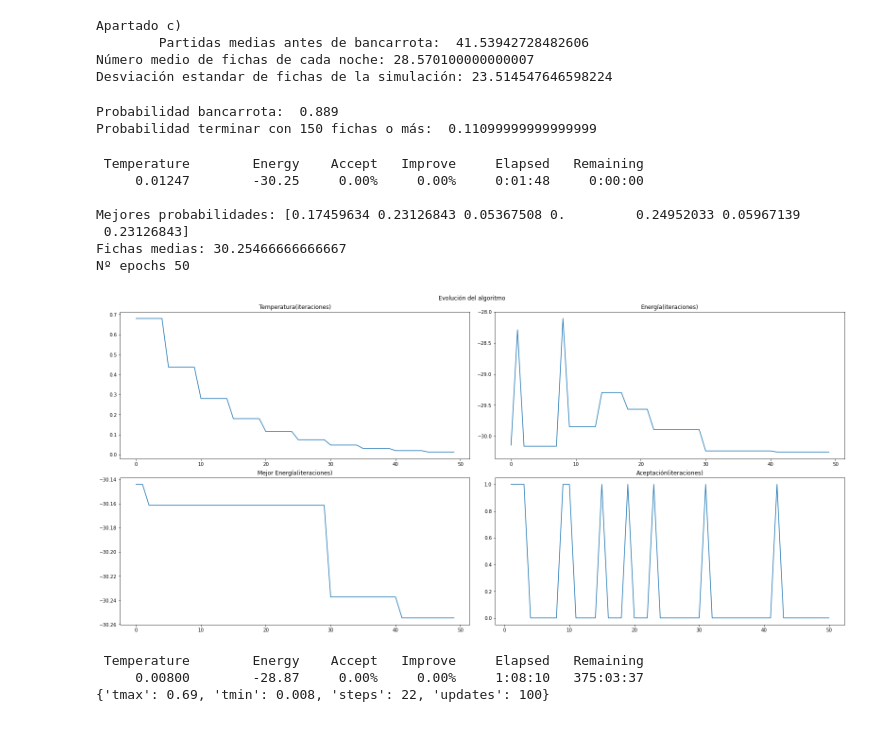
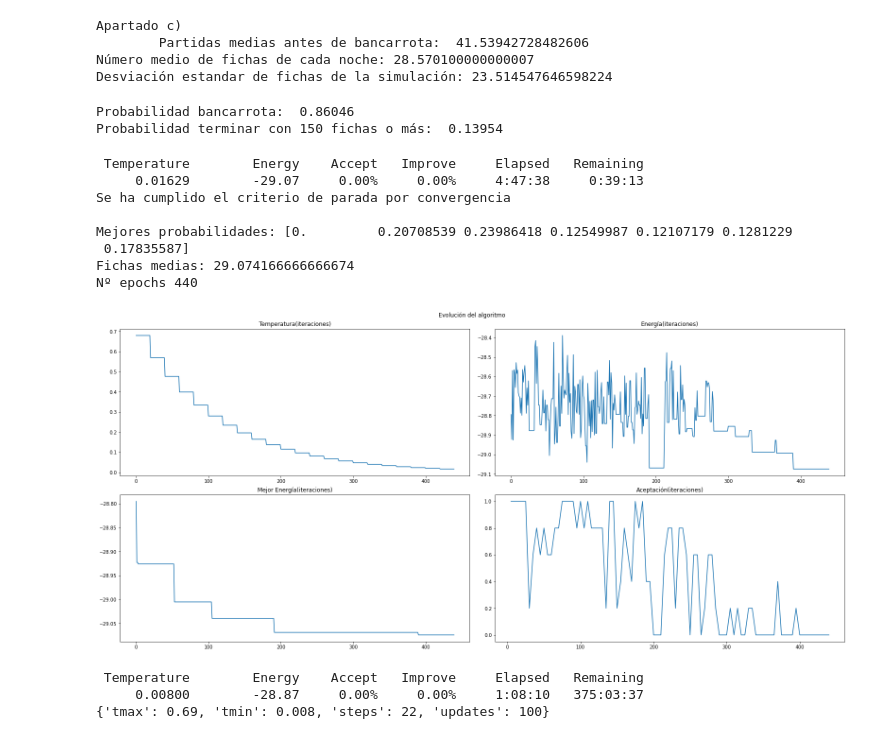
Before and after one commit to aanxel/MetodosDeSimulacion, a Jupyter notebook: Practica2/casino.ipynb, the cells around one changed output. Drawn from its saved outputs; the diff is of its cells as text; code cells hidden in the pictures.

```diff
--- a/Practica2/casino.ipynb
+++ b/Practica2/casino.ipynb
@@ -65,38 +65,34 @@ Desviación estandar de fichas de la simulación: 23.514547646598224
 # indefinidamente,  y empezando con 30 fichas ¿cuál es la probabilidad de que
 # me quede sin dinero? ¿y la de que termine con 150 fichas?
 sim = SimCasino(n_dias=1, max_partidas=np.inf, max_fichas=150)
-a, b, c = sim.simular(n_simulaciones=10000)
+a, b, c = sim.simular(n_simulaciones=50000)
 print(f'Probabilidad bancarrota:  {a}')
 print(f'Probabilidad terminar con 150 fichas o más:  {1-a}')
+# %% [output]
+Probabilidad bancarrota:  0.86046
+Probabilidad terminar con 150 fichas o más:  0.13954
-# %%
-sim = SimCasino(n_dias=1, max_partidas=np.inf, max_fichas=150, probs_jugadas=[0.23970656, 0.15061429, 0.01436985, 0.34799819, 0.0457392, 0.05833889, 0.14323302])
-a, b, c = sim.simular(n_simulaciones=1000)
-print(f'Probabilidad bancarrota:  {a}')
-print(f'Probabilidad terminar con 150 fichas o más:  {1-a}')
-# %% [output]
-Probabilidad bancarrota:  0.889
-Probabilidad terminar con 150 fichas o más:  0.11099999999999999
 # %%
 from casino import SimCasino, CasinoAnnealer
 
-ann = CasinoAnnealer(n_simulaciones=25, T_config={'L': 5})
+ann = CasinoAnnealer(n_simulaciones=1000, T_config={'L': 20}, stop_config={'p_acc': 0.01, 'k': 2})
 ann.Tmax = 0.68
 ann.Tmin = 0.008
-ann.steps = 50
+ann.steps = 500
 best_sol, best_cost = ann.anneal()
 print(f'Mejores probabilidades: {best_sol}')
 print(f'Fichas medias: {-best_cost}')
 print(f'Nº epochs {ann.epochs}')
 ann.plot_evolution()
 # %% [output]
  Temperature        Energy    Accept   Improve     Elapsed   Remaining
-     0.01247        -30.25     0.00%     0.00%     0:01:48     0:00:00
+     0.01629        -29.07     0.00%     0.00%     4:47:38     0:39:13
+Se ha cumplido el criterio de parada por convergencia
 
-Mejores probabilidades: [0.17459634 0.23126843 0.05367508 0.         0.24952033 0.05967139
- 0.23126843]
-Fichas medias: 30.25466666666667
-Nº epochs 50
+Mejores probabilidades: [0.         0.20708539 0.23986418 0.12549987 0.12107179 0.1281229
+ 0.17835587]
+Fichas medias: 29.074166666666674
+Nº epochs 440
-[figure, old version]
+[figure, new version]
 # %%
 from casino import SimCasino, CasinoAnnealer
 
```
Also changed, not shown: parts of 10 cells of this notebook.
